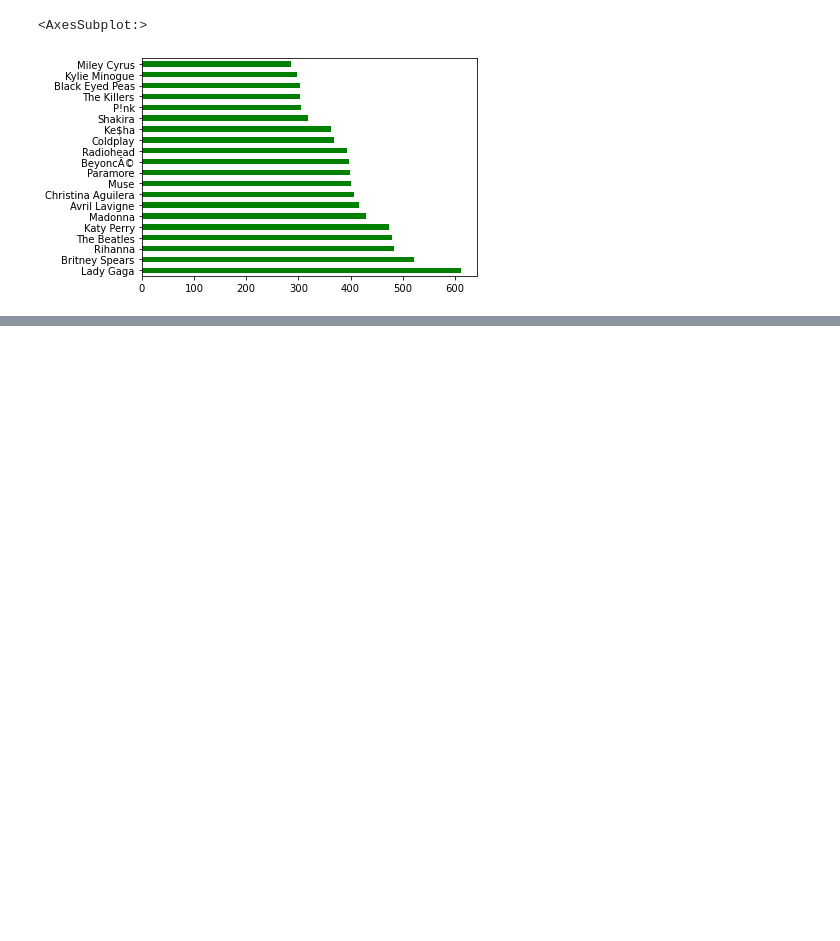
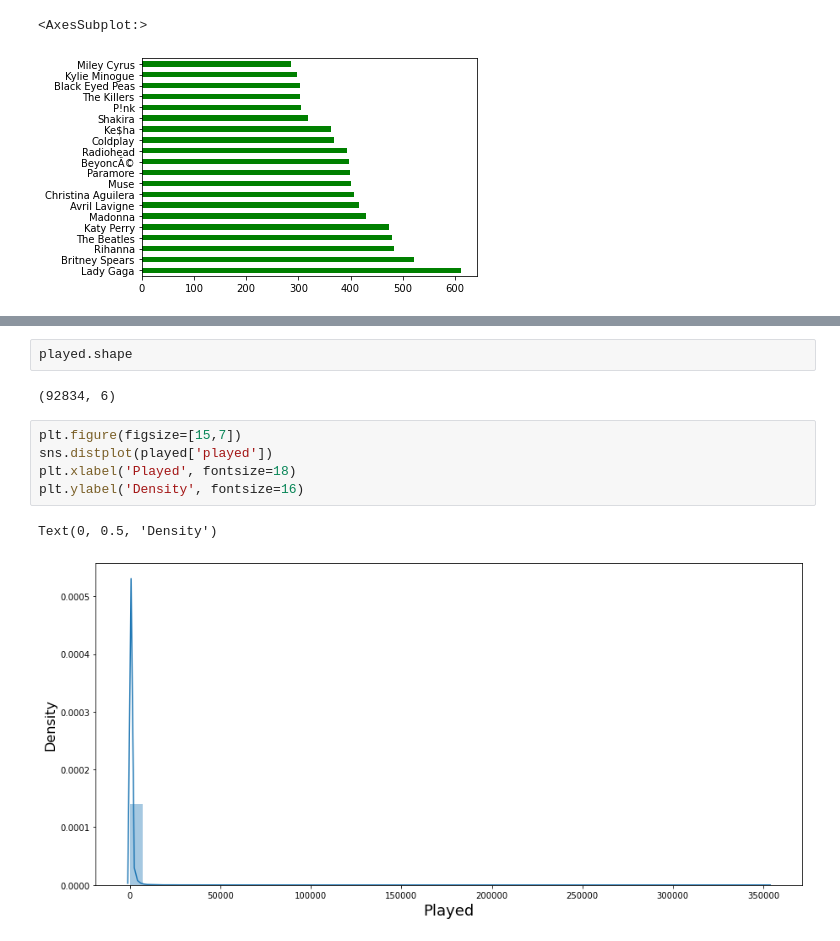
Before and after one commit to kiansweeney11/Ca4015-final-assignment, a Jupyter notebook: recommender.ipynb, the cells around one changed output, grey strips where cells are left out. Cells and saved outputs as stored; diff of their text form; blank space fills up the shorter version.

```diff
--- a/recommender.ipynb
+++ b/recommender.ipynb
@@ -389,0 +415,12 @@ pt3.plot.bar(x = 'userID', y = 'sum', rot = 40, figsize=(18, 6), color='turquois
+# %%
+played.shape
+# %% [output]
+(92834, 6)
+# %%
+plt.figure(figsize=[15,7])
+sns.distplot(played['played'])
+plt.xlabel('Played', fontsize=18)
+plt.ylabel('Density', fontsize=16)
+# %% [output]
+Text(0, 0.5, 'Density')
+[figure, added]
```
Also changed, not shown: parts of 38 cells of this notebook.
